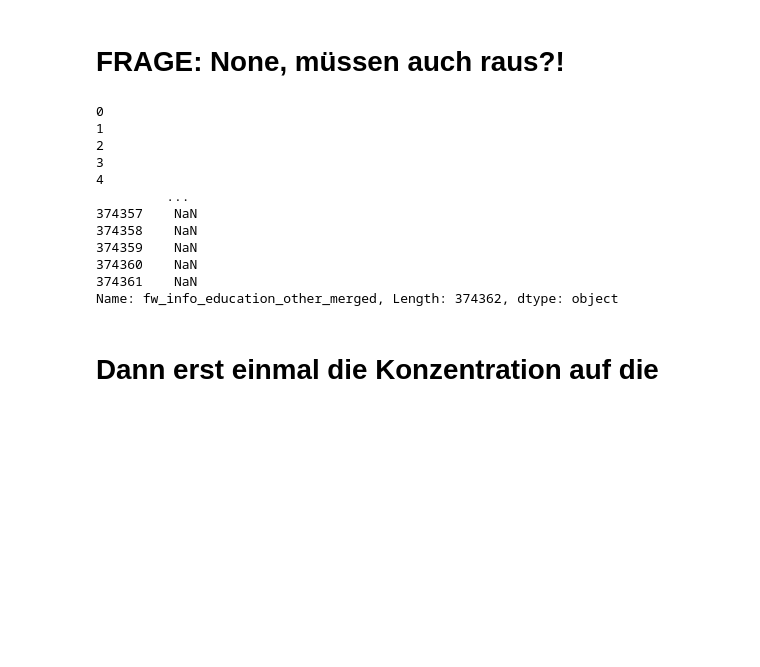
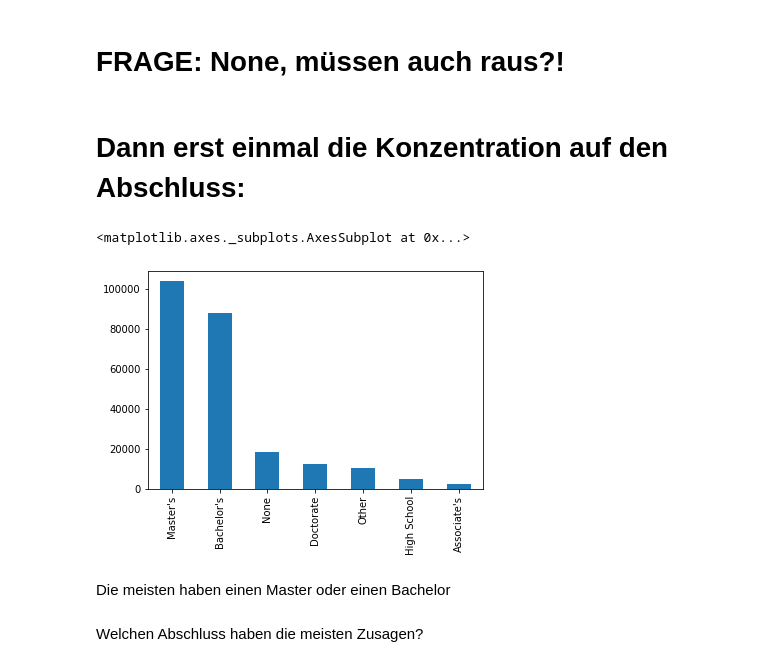
Before and after one commit to andy8001/python_visa, a Jupyter notebook: US Visa_Arbeitnehmer Ausbildung.ipynb, the cells around one changed output. Saved outputs shown, nothing was run; the diff lists cells and outputs as text; code cells hidden in the pictures; blank space fills up the shorter version.

```diff
--- a/US Visa_Arbeitnehmer Ausbildung.ipynb
+++ b/US Visa_Arbeitnehmer Ausbildung.ipynb
@@ -236,19 +239,15 @@ visas_df.sample(100)
 # %% [markdown]
 # FRAGE: None, müssen auch raus?!
 # %%
-visas_df['fw_info_education_other_merged'].replace(r'None', np.nan, regex=True)
+#visas_df['fw_info_education_other_merged'].replace(r'None', np.nan, regex=True)
-# %% [output]
-0
-1
-2
-3
-4
-         ...
-374357    NaN
-374358    NaN
-374359    NaN
-374360    NaN
-374361    NaN
-Name: fw_info_education_other_merged, Length: 374362, dtype: object
 # %% [markdown]
-# Dann erst einmal die Konzentration auf die
+# Dann erst einmal die Konzentration auf den Abschluss:
+# %%
+visas_df['foreign_worker_info_education'].value_counts()[:20].plot(kind='bar')
+# %% [output]
+<matplotlib.axes._subplots.AxesSubplot at 0x...>
+[figure, added]
+# %% [markdown]
+Die meisten haben einen Master oder einen Bachelor
+# %% [markdown]
+Welchen Abschluss haben die meisten Zusagen?
```
Also changed, not shown: parts of 9 cells of this notebook.
